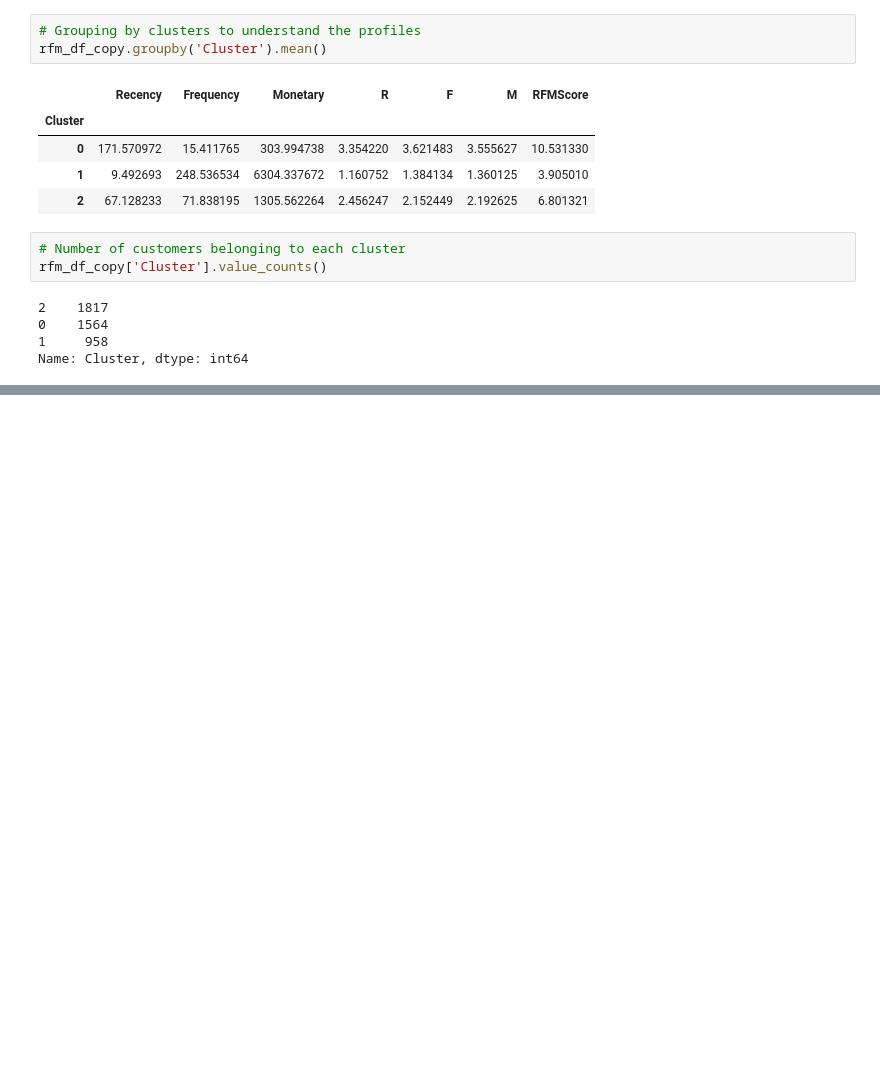
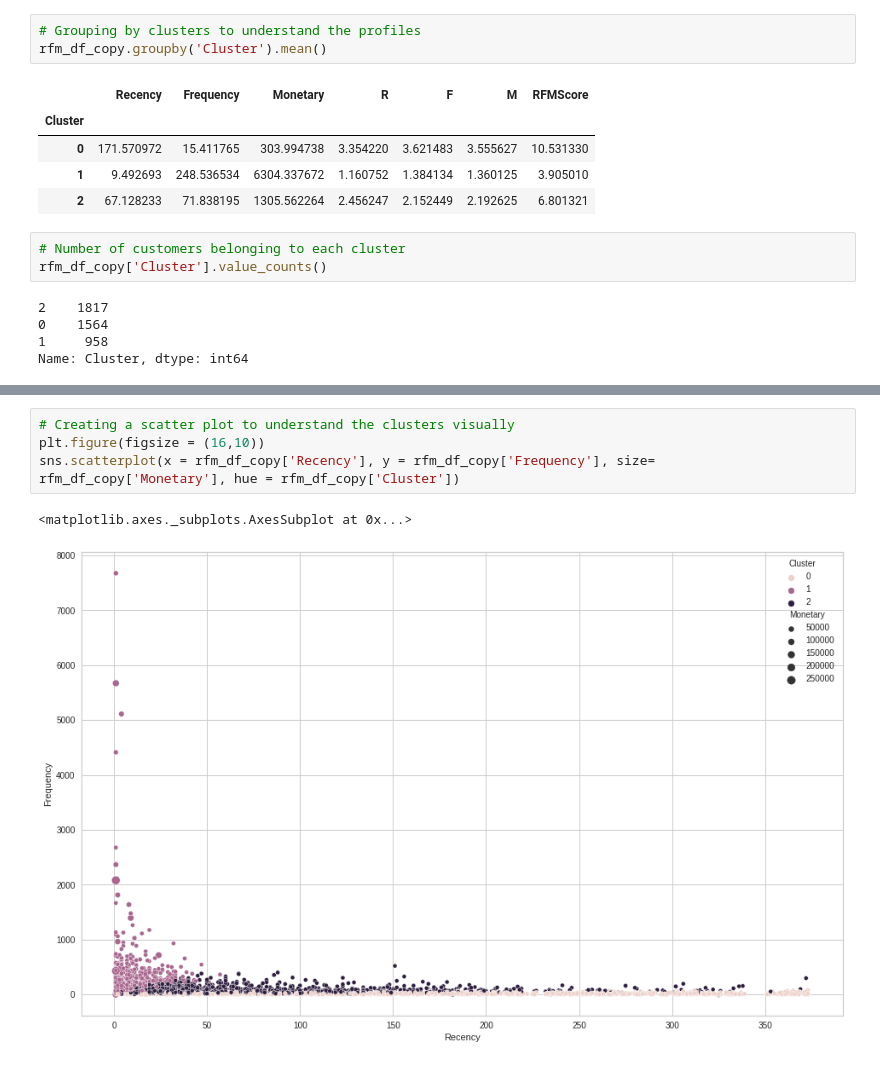
Before and after one commit to Rahman88talha/Capstone-Customer_Segmentation_Clustering, a Jupyter notebook: Capstone_Customer_Segmentation_Clustering.ipynb, the cells around one changed output, grey strips where cells are left out. Cells and saved outputs as stored; diff of their text form; blank space fills up the shorter version.

```diff
--- a/Capstone_Customer_Segmentation_Clustering.ipynb
+++ b/Capstone_Customer_Segmentation_Clustering.ipynb
@@ -799,0 +806,7 @@ Name: Cluster, dtype: int64
+# %%
+# Creating a scatter plot to understand the clusters visually
+plt.figure(figsize = (16,10))
+sns.scatterplot(x = rfm_df_copy['Recency'], y = rfm_df_copy['Frequency'], size= rfm_df_copy['Monetary'], hue = rfm_df_copy['Cluster'])
+# %% [output]
+<matplotlib.axes._subplots.AxesSubplot at 0x...>
+[figure, added]
```
Also changed, not shown: parts of 3 cells of this notebook.
